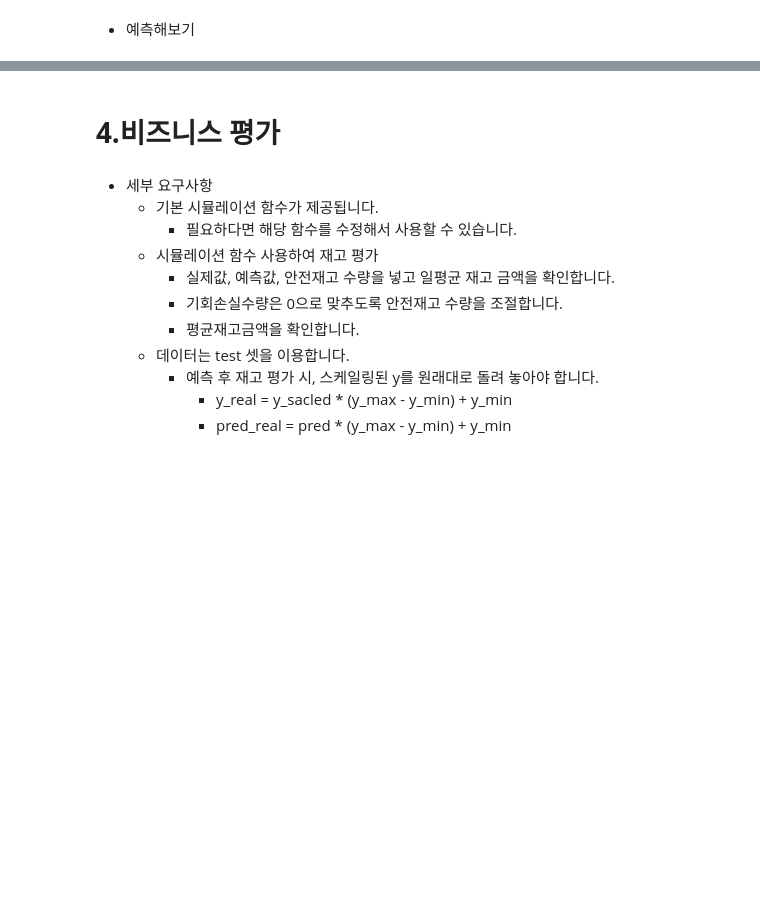
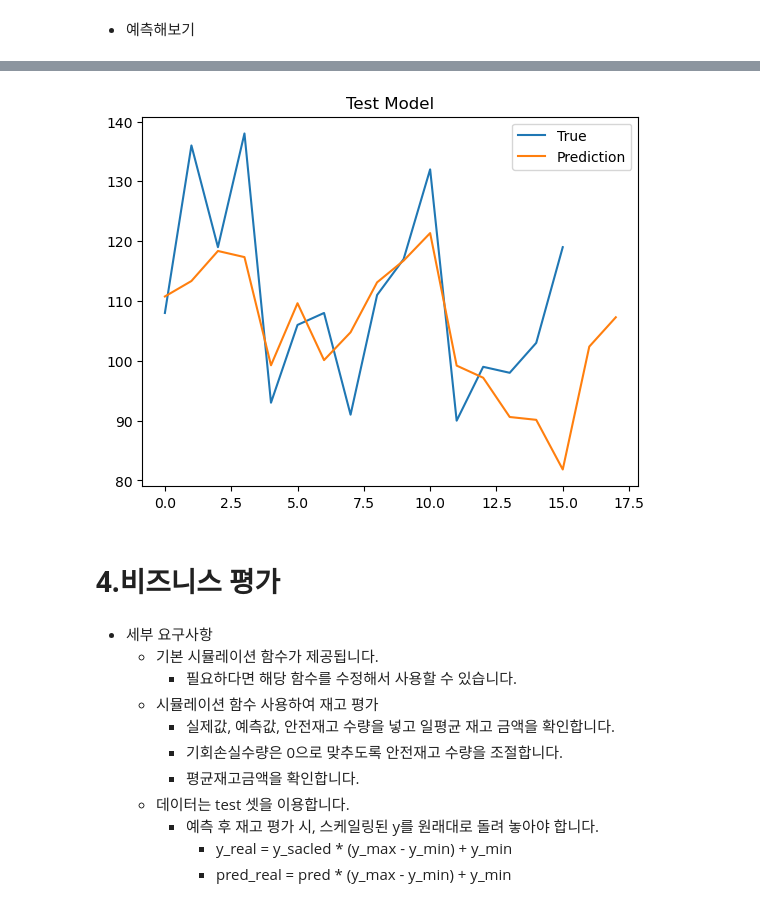
Before and after one commit to youse0ng/Optimization-Qauntity-TimeSeries, a Jupyter notebook: 3.모델링 및 비즈니스 평가.ipynb, the cells around one changed output, grey strips where cells are left out. Saved outputs shown, nothing was run; the diff lists cells and outputs as text; code cells hidden in the pictures; blank space fills up the shorter version.

```diff
--- a/3.모델링 및 비즈니스 평가.ipynb
+++ b/3.모델링 및 비즈니스 평가.ipynb
@@ -192,6 +344,0 @@ orders_test['Date'] = pd.to_datetime(orders_test['Date'] )
-# %%
-def preprocessing4predict([sales_test, ....], product_ID = 3, scaler = scaler, ....):
-
-
-
-    return x_test, y_test
@@ -198,2 +438,15 @@ def preprocessing4predict([sales_test, ....], product_ID = 3, scaler = scaler, .
+# %%
+timesteps = 14
+
+X_test,y_test = temporalize(X_test,y_test,timesteps) # 3 차원으로 변경
 # %% [markdown]
 * 예측해보기
+# %%
+y_test_predict = model.predict(X_test)
+plt.figure()
+plt.plot(y_test,label='True')
+plt.plot(y_test_predict,label='Prediction')
+plt.title("Test Model")
+plt.legend()
+plt.show()
+# %% [output]
@@ -200,3 +454,4 @@ def preprocessing4predict([sales_test, ....], product_ID = 3, scaler = scaler, .
+[figure, added]
 # %% [markdown]
 # **4.비즈니스 평가**
 # %% [markdown]
```
Also changed, not shown: parts of 36 cells of this notebook, 16 other files.
